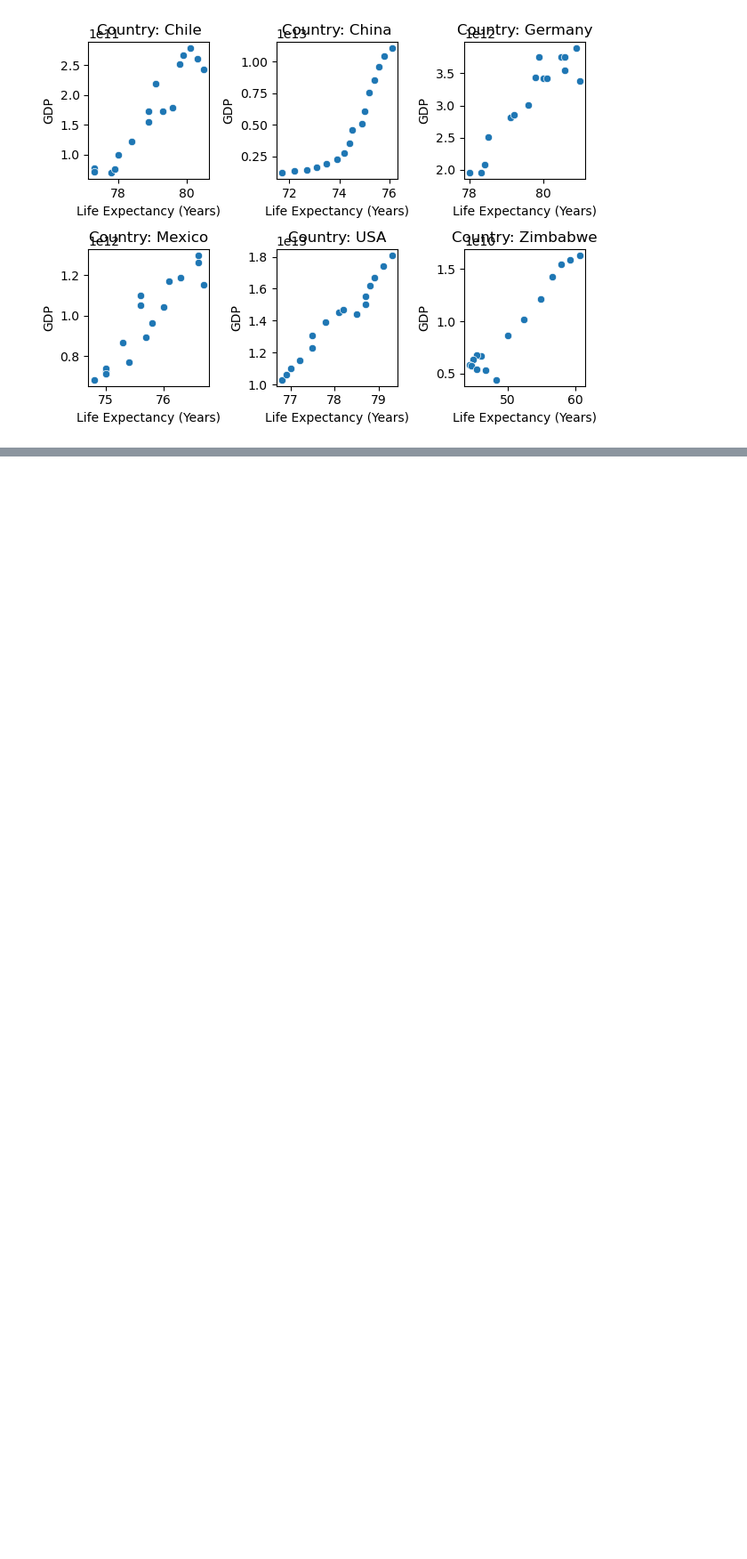
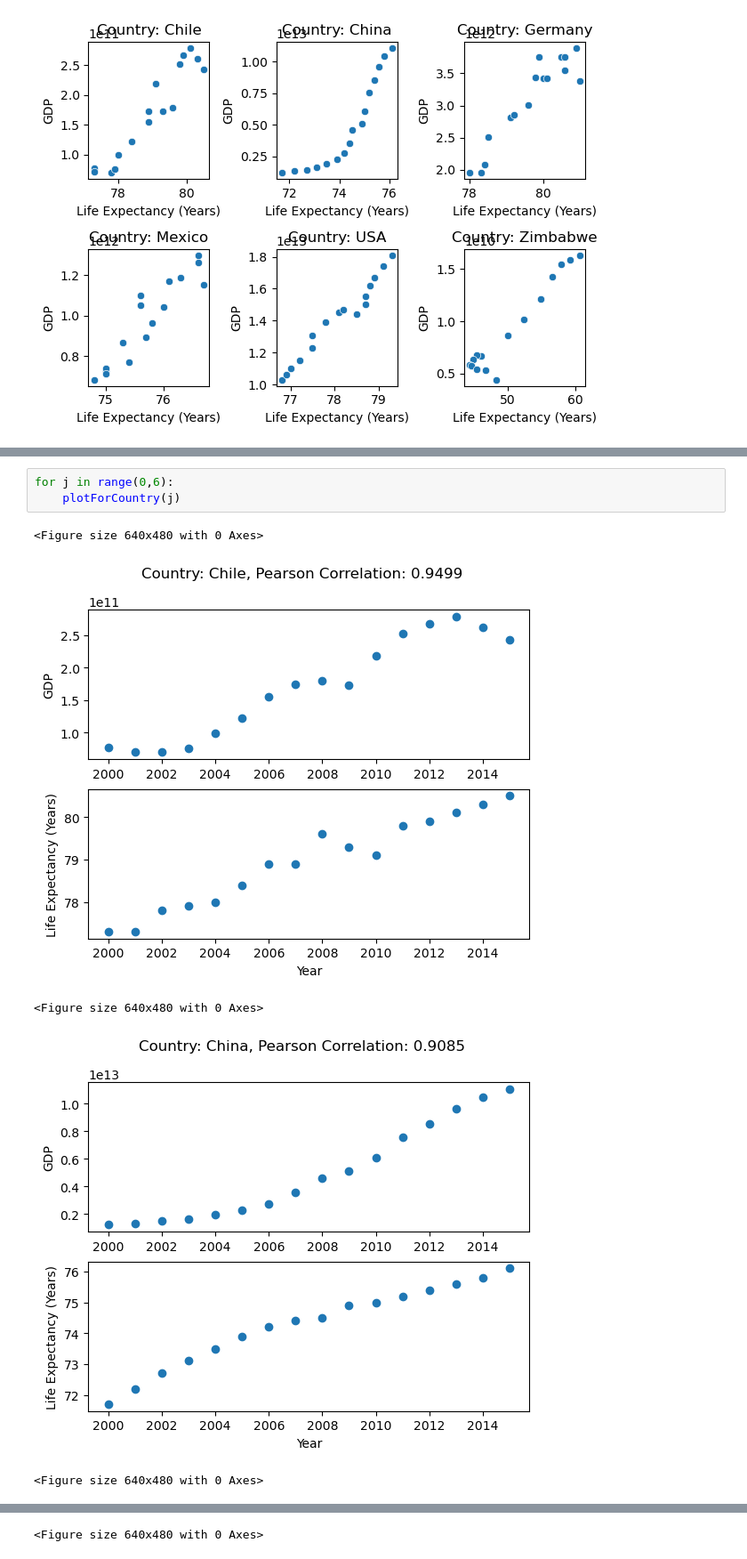
Before and after one commit to trenor/LifeExpectancyGDP, a Jupyter notebook: life_expectancy_gdp.ipynb, the cells around one changed output, grey strips where cells are left out. Shown: that part at 89% size. Saved outputs shown, nothing was run; the diff lists cells and outputs as text; blank space fills up the shorter version.

```diff
--- a/life_expectancy_gdp.ipynb
+++ b/life_expectancy_gdp.ipynb
@@ -93,0 +149,9 @@ plt.show()
+# %%
+for j in range(0,6):
+    plotForCountry(j)
+# %% [output]
+<Figure size 640x480 with 0 Axes>
+[figure, added]
+<Figure size 640x480 with 0 Axes>
+[figure, added]
+<Figure size 640x480 with 0 Axes>
@@ -93,0 +159 @@ plt.show()
+<Figure size 640x480 with 0 Axes>
```
Also changed, not shown: parts of 7 cells of this notebook.
